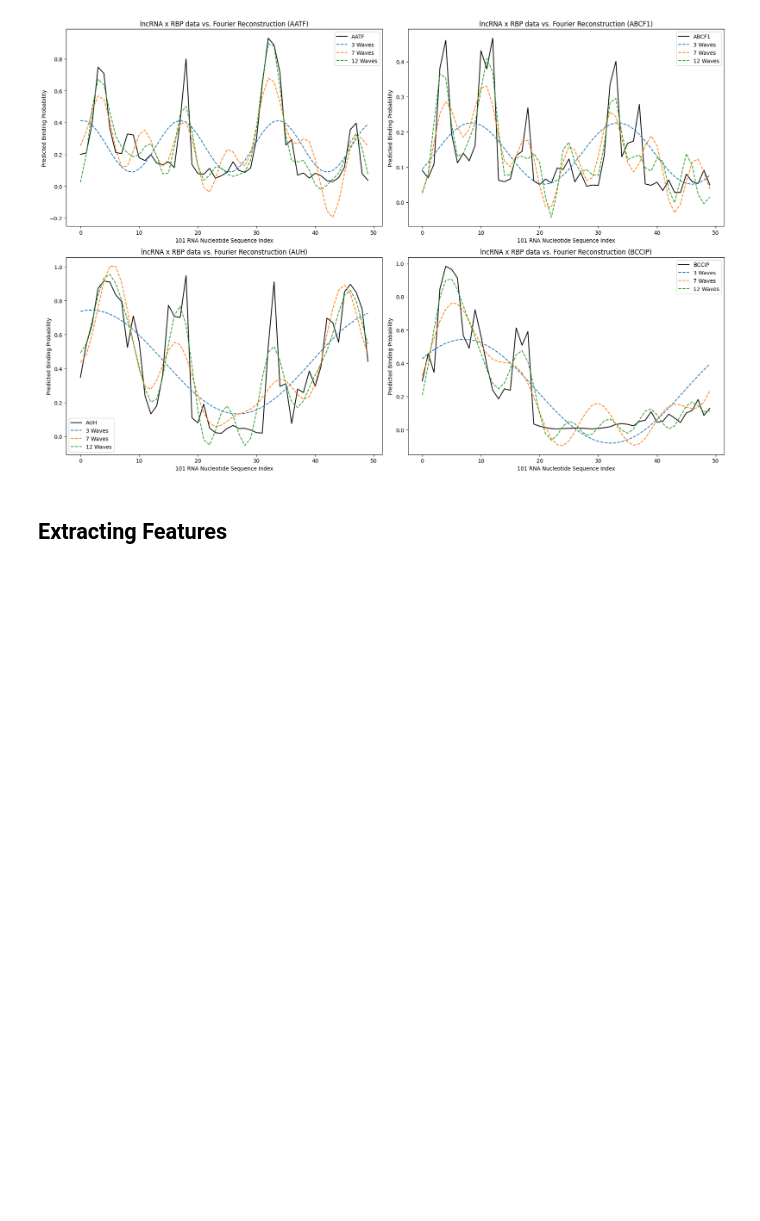
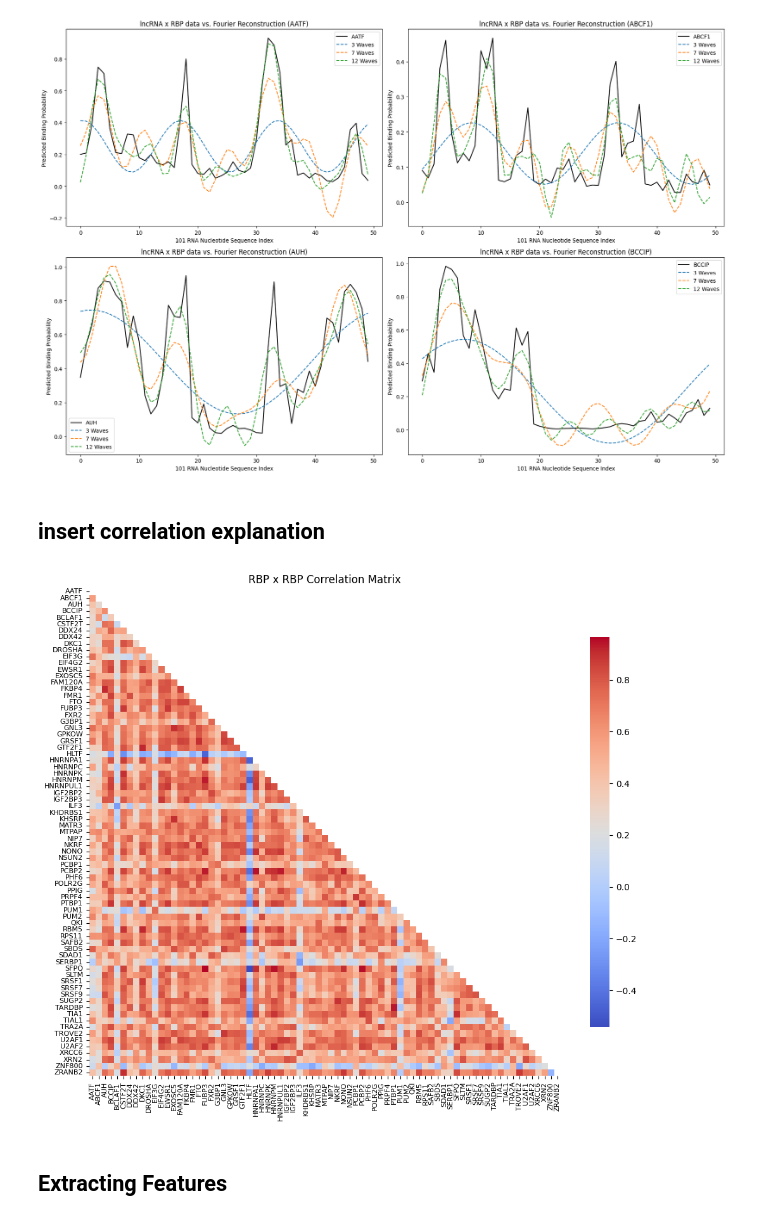
Before and after one commit to simk893/IncRNA_Protein_Interactions, a Jupyter notebook: Exploratory_Data_Analysis.ipynb, the cells around one changed output. Cells and saved outputs as stored; diff of their text form; code cells hidden in the pictures; blank space fills up the shorter version.

```diff
--- a/Exploratory_Data_Analysis.ipynb
+++ b/Exploratory_Data_Analysis.ipynb
@@ -169,6 +167,21 @@ plt.tight_layout()
 plt.show()
 # %% [output]
 [figure]
+# %% [markdown]
+## insert correlation explanation
+# %%
+protein_columns = df.columns[2:]
+correlation_matrix = df[protein_columns].corr()
+mask = np.triu(np.ones_like(correlation_matrix, dtype=bool))
+plt.figure(figsize=(12, 10))
+sns.heatmap(correlation_matrix, mask=mask, annot=False, cmap='coolwarm', fmt='.2f', cbar_kws={"shrink": .8},
+            xticklabels=protein_columns, yticklabels=protein_columns)
+plt.title('RBP x RBP Correlation Matrix')
+plt.xticks(rotation=90, fontsize=8)
+plt.yticks(rotation=0, fontsize=8)
+plt.show()
+# %% [output]
+[figure, added]
 # %% [markdown]
 ## Extracting Features
 # %% [markdown]
```
Also changed, not shown: parts of 11 cells of this notebook.
